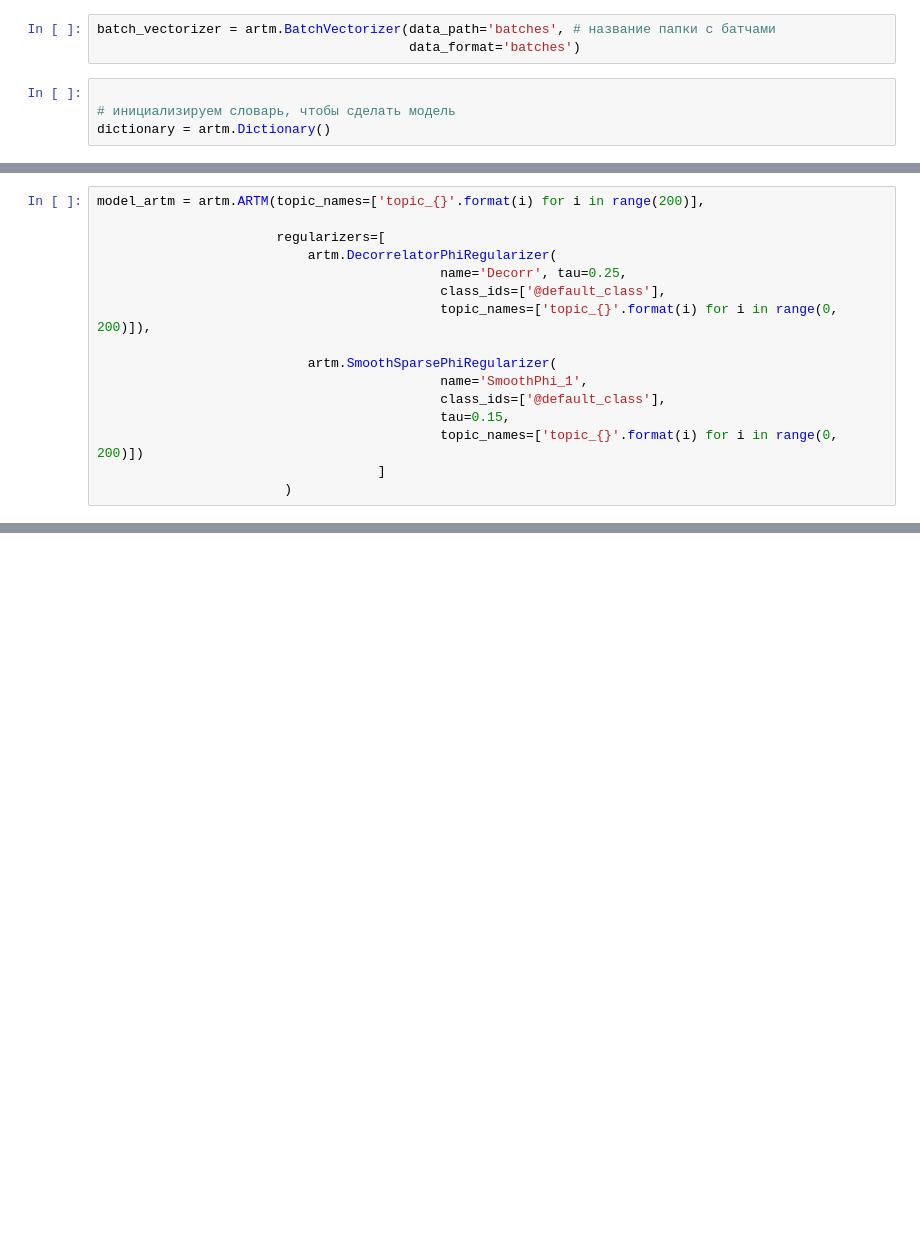
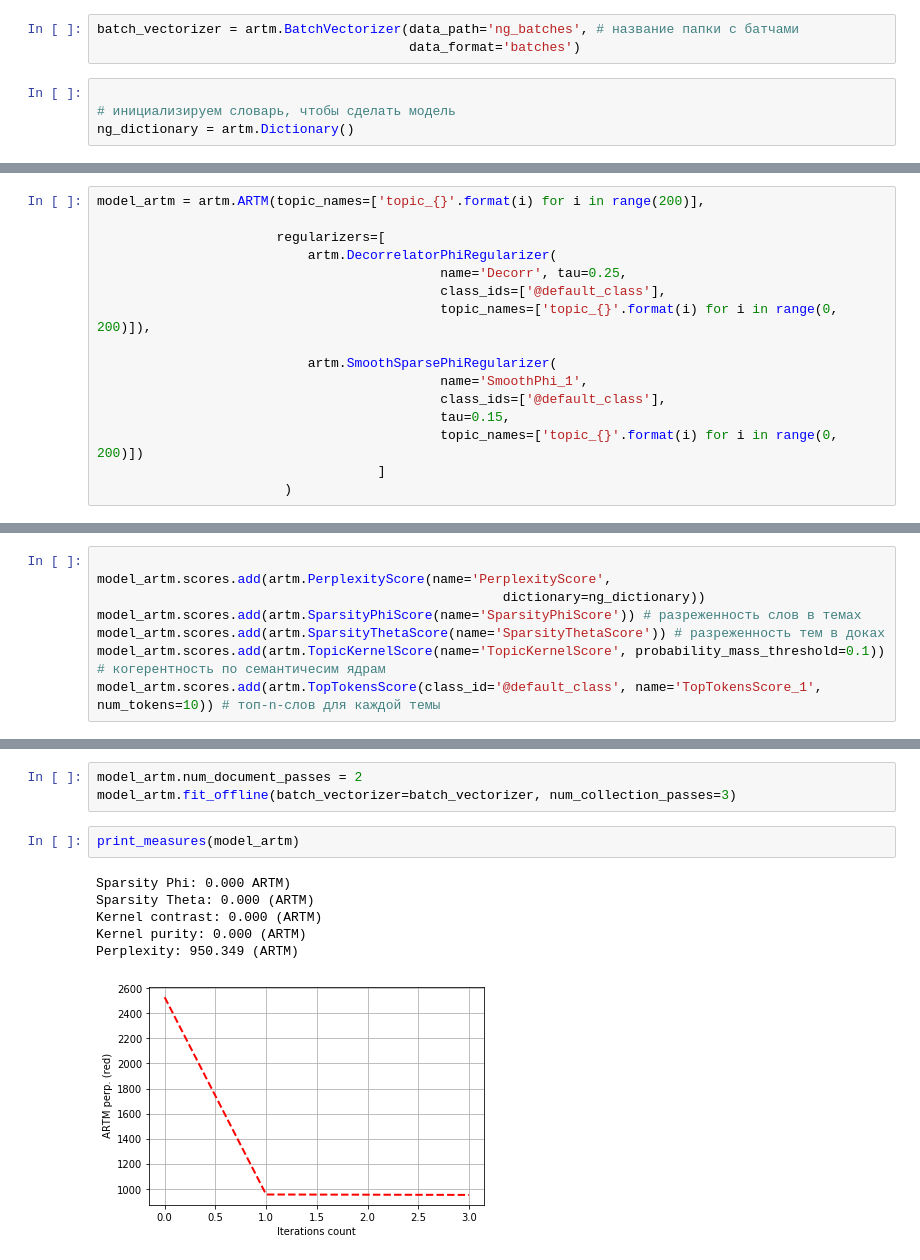
Before and after one commit to DmitryKutsev/hse_compling_homework, a Jupyter notebook: hw5_2.ipynb, the cells around one changed output, grey strips where cells are left out. Saved outputs shown, nothing was run; the diff lists cells and outputs as text; blank space fills up the shorter version.

```diff
--- a/hw5_2.ipynb
+++ b/hw5_2.ipynb
@@ -620,9 +660,9 @@ InvalidOperationException: ignored
 # %%
-batch_vectorizer = artm.BatchVectorizer(data_path='batches', # название папки с батчами
+batch_vectorizer = artm.BatchVectorizer(data_path='ng_batches', # название папки с батчами
                                         data_format='batches')
 # %%
 
 # инициализируем словарь, чтобы сделать модель
-dictionary = artm.Dictionary()
+ng_dictionary = artm.Dictionary()
 # %%
 
@@ -662,2 +694,10 @@ model_artm = artm.ARTM(topic_names=['topic_{}'.format(i) for i in range(200)],
+# %%
+
+model_artm.scores.add(artm.PerplexityScore(name='PerplexityScore',
+                                                    dictionary=ng_dictionary))
+model_artm.scores.add(artm.SparsityPhiScore(name='SparsityPhiScore')) # разреженность слов в темах
+model_artm.scores.add(artm.SparsityThetaScore(name='SparsityThetaScore')) # разреженность тем в доках
+model_artm.scores.add(artm.TopicKernelScore(name='TopicKernelScore', probability_mass_threshold=0.1)) # когерентность по семантичесим ядрам
+model_artm.scores.add(artm.TopTokensScore(class_id='@default_class', name='TopTokensScore_1', num_tokens=10)) # топ-n-слов для каждой темы
 # %%
 model_artm.fit_offline(batch_vectorizer=batch_vectorizer,num_collection_passes=1)
@@ -665,0 +704,12 @@ RuntimeError: ignored
+# %%
+model_artm.num_document_passes = 2
+model_artm.fit_offline(batch_vectorizer=batch_vectorizer, num_collection_passes=3)
+# %%
+print_measures(model_artm)
+# %% [output]
+Sparsity Phi: 0.000 ARTM)
+Sparsity Theta: 0.000 (ARTM)
+Kernel contrast: 0.000 (ARTM)
+Kernel purity: 0.000 (ARTM)
+Perplexity: 950.349 (ARTM)
+[figure, added]
```
Also changed, not shown: parts of 23 cells of this notebook.
